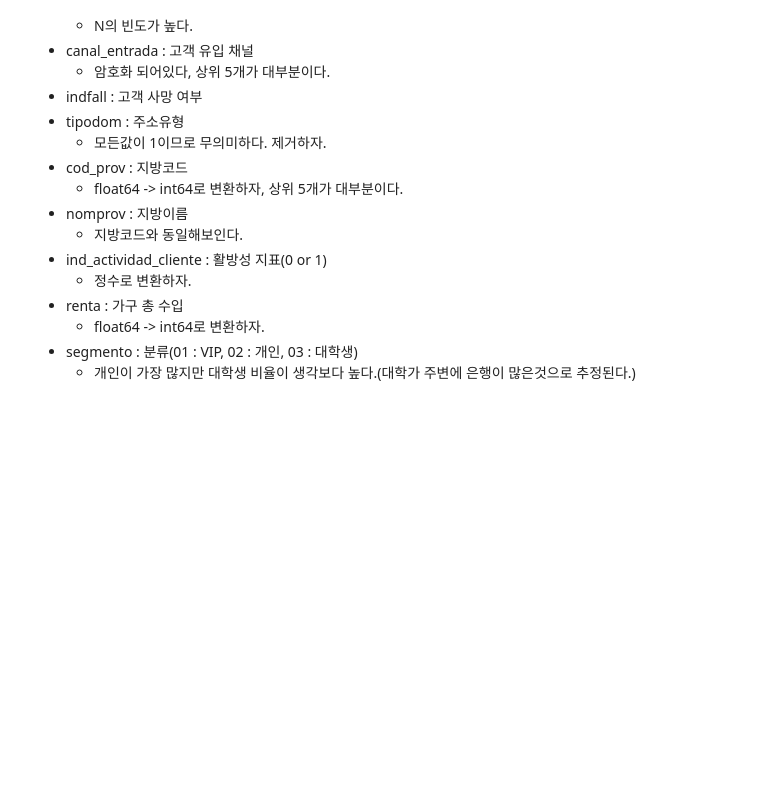
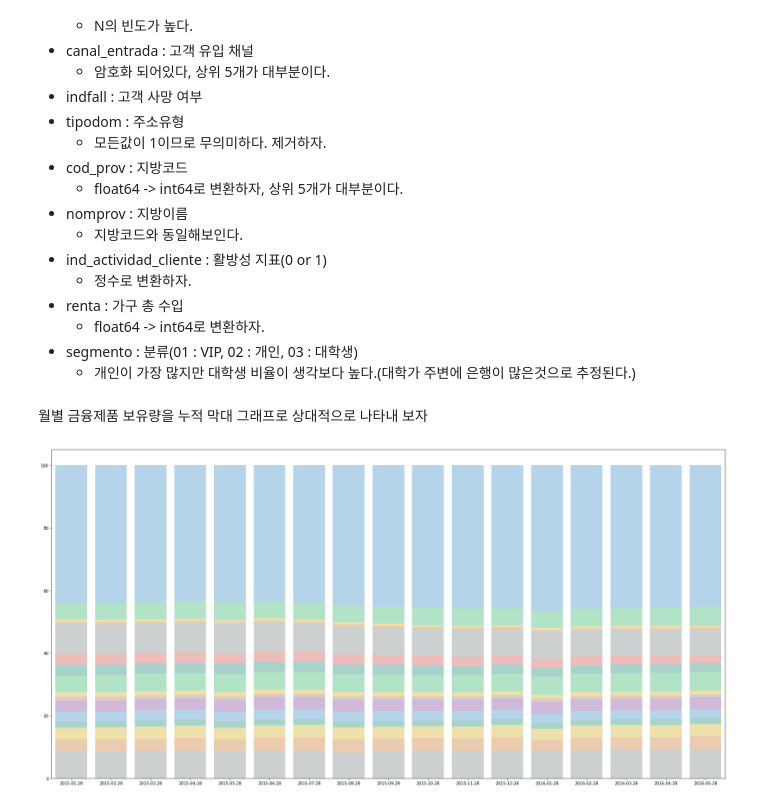
Before and after one commit to JHyunB/santander-product-recommendation, a Jupyter notebook: santander-product-recommendation.ipynb, the cells around one changed output. Saved outputs shown, nothing was run; the diff lists cells and outputs as text; code cells hidden in the pictures; blank space fills up the shorter version.

```diff
--- a/santander-product-recommendation.ipynb
+++ b/santander-product-recommendation.ipynb
@@ -216,3 +216,27 @@ for col in train.columns:
     + float64 -> int64로 변환하자.
 + segmento : 분류(01 : VIP, 02 : 개인, 03 : 대학생)
     + 개인이 가장 많지만 대학생 비율이 생각보다 높다.(대학가 주변에 은행이 많은것으로 추정된다.)
+# %% [markdown]
+월별 금융제품 보유량을 누적 막대 그래프로 상대적으로 나타내 보자
+# %%
+months = train['fecha_dato'].unique().tolist()
+label_cols = train.columns[24:].tolist()
+# 월별 각 제품의 보유 합
+label_over_time = []
+for i in range(len(label_cols)):
+    label_sum = train.groupby(['fecha_dato'])[label_cols[i]].agg('sum')
+    label_over_time.append(label_sum.tolist())
+# 누적 막대그래프로 시각화하기 위함
+label_sum_over_time = []
+for i in range(len(label_cols)):
+    label_sum_over_time.append(np.asarray(label_over_time[i:]).sum(axis=0))
+# %%
+# 분석하기 쉽게 상대값으로 표현
+label_sum_percent = (label_sum_over_time / np.asarray(label_sum_over_time).max(axis=0)) * 100
+# 시각화
+color_list = ['#F5B7B1','#D2B4DE','#AED6F1','#A2D9CE','#ABEBC6','#F9E79F','#F5CBA7','#CCD1D1']
+f ,ax = plt.subplots(figsize=(30,15))
+for i in range(len(label_cols)):
+    sns.barplot(x=months, y=label_sum_percent[i],color=color_list[i%8])
+# %% [output]
+[figure, added]
```
Also changed, not shown: parts of 21 cells of this notebook.
